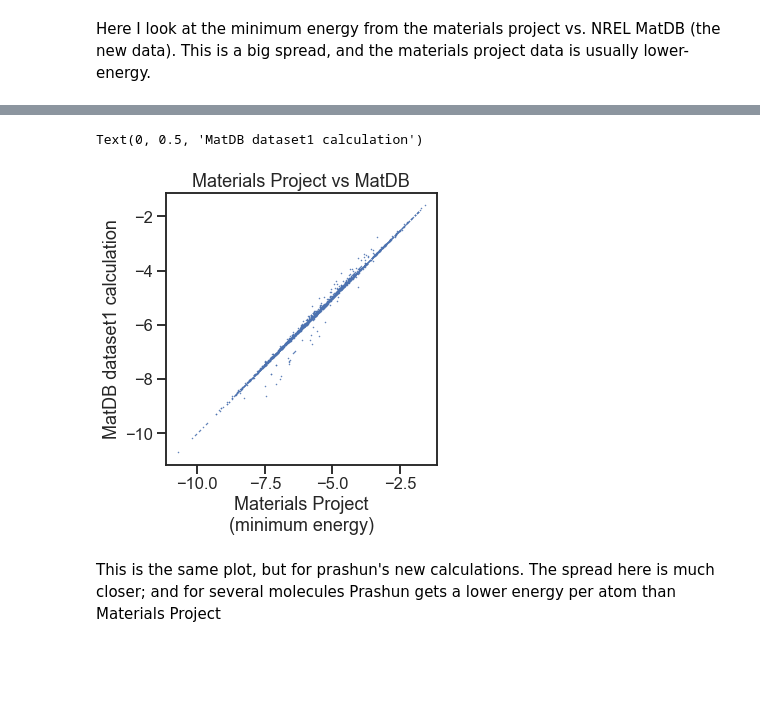
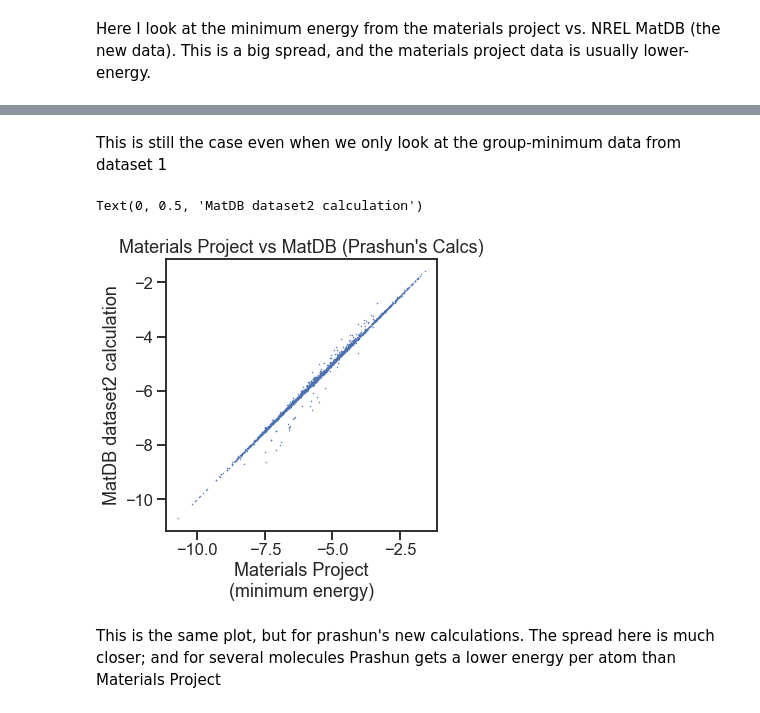
Before and after one commit to pstjohn/crystal-gnn, a Jupyter notebook: materials_project.ipynb, the cells around one changed output, grey strips where cells are left out. Saved outputs shown, nothing was run; the diff lists cells and outputs as text; code cells hidden in the pictures; blank space fills up the shorter version.

Commit message:
adding materials project training

```diff
--- a/materials_project.ipynb
+++ b/materials_project.ipynb
@@ -91,16 +104,18 @@ Here I look at the minimum energy from the materials project vs. NREL MatDB (the
+# %% [markdown]
+This is still the case even when we only look at the group-minimum data from dataset 1
 # %%
 fig = plt.figure(figsize=(5,5))
 ax = fig.add_subplot(111, aspect='equal')
 
 plt.plot(mp_with_icsd.sort_values('energyperatom').drop_duplicates(subset='icsdnum', keep='first').set_index(
     'icsdnum').reindex(data2.icsdnum).energyperatom, data2.energyperatom, '.', ms=1)
 
-plt.title('Materials Project vs MatDB')
+plt.title("Materials Project vs MatDB (Prashun's Calcs)")
 plt.xlabel('Materials Project\n(minimum energy)')
-plt.ylabel('MatDB dataset1 calculation')
+plt.ylabel('MatDB dataset2 calculation')
 # %% [output]
-Text(0, 0.5, 'MatDB dataset1 calculation')
+Text(0, 0.5, 'MatDB dataset2 calculation')
-[figure, old version]
+[figure, new version]
 # %% [markdown]
 This is the same plot, but for prashun's new calculations. The spread here is much closer; and for several molecules Prashun gets a lower energy per atom than Materials Project
 # %%
```
Also changed, not shown: parts of 7 cells of this notebook, 7 other files.
